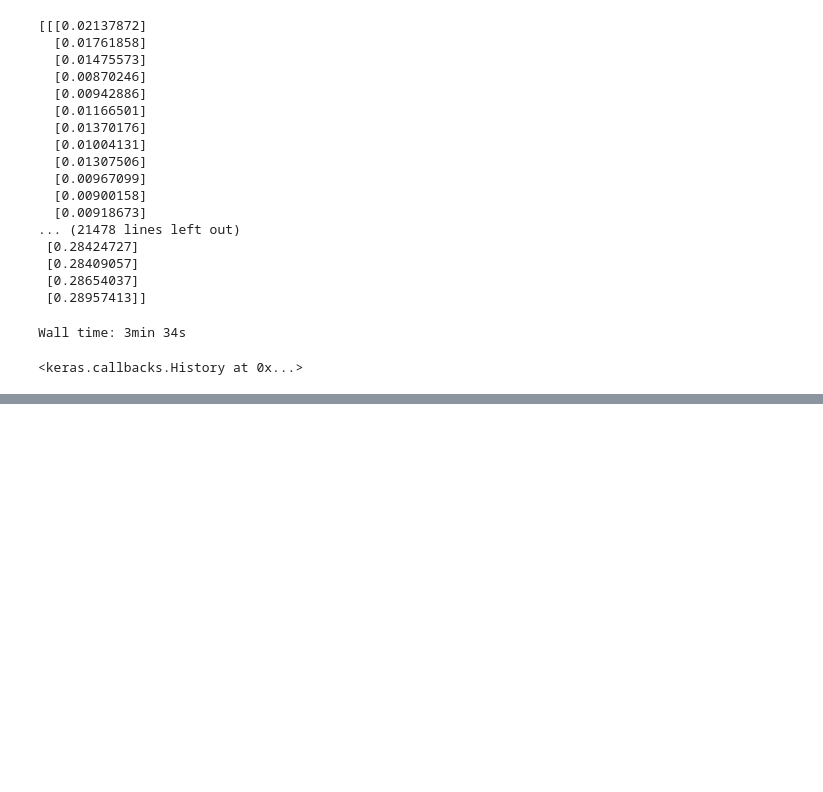
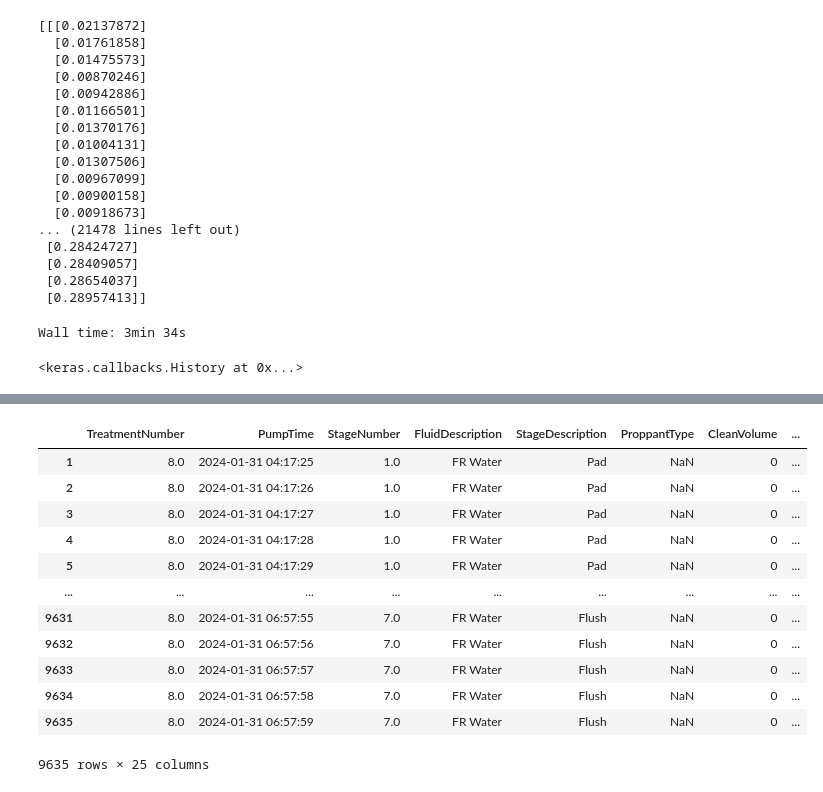
Before and after one commit to rivillasm/python_code, a Jupyter notebook: python_050_StockMarket_LSTM.ipynb, the cells around one changed output, grey strips where cells are left out. Saved outputs shown, nothing was run; the diff lists cells and outputs as text; code cells hidden in the pictures; blank space fills up the shorter version.

```diff
--- a/python_050_StockMarket_LSTM.ipynb
+++ b/python_050_StockMarket_LSTM.ipynb
@@ -327,0 +367,4 @@ Wall time: 3min 34s
+# %%
+df_field = pd.read_excel(full_path_field,sheet_name=0,header=0,index_col=False,keep_default_na=True)
+df_field = df_field[1:]
+df_field.columns
@@ -327,0 +382,16 @@ Wall time: 3min 34s
+# %%
+df_field[1:]
+# %% [output]
+|  | TreatmentNumber | PumpTime | StageNumber | FluidDescription | StageDescription | ProppantType | CleanVolume | ... |
+| 1 | 8.0 | 2024-01-31 04:17:25 | 1.0 | FR Water | Pad | NaN | 0 | ... |
+| 2 | 8.0 | 2024-01-31 04:17:26 | 1.0 | FR Water | Pad | NaN | 0 | ... |
+| 3 | 8.0 | 2024-01-31 04:17:27 | 1.0 | FR Water | Pad | NaN | 0 | ... |
+| 4 | 8.0 | 2024-01-31 04:17:28 | 1.0 | FR Water | Pad | NaN | 0 | ... |
+| 5 | 8.0 | 2024-01-31 04:17:29 | 1.0 | FR Water | Pad | NaN | 0 | ... |
+| ... | ... | ... | ... | ... | ... | ... | ... | ... |
+| 9631 | 8.0 | 2024-01-31 06:57:55 | 7.0 | FR Water | Flush | NaN | 0 | ... |
+| 9632 | 8.0 | 2024-01-31 06:57:56 | 7.0 | FR Water | Flush | NaN | 0 | ... |
+| 9633 | 8.0 | 2024-01-31 06:57:57 | 7.0 | FR Water | Flush | NaN | 0 | ... |
+| 9634 | 8.0 | 2024-01-31 06:57:58 | 7.0 | FR Water | Flush | NaN | 0 | ... |
+| 9635 | 8.0 | 2024-01-31 06:57:59 | 7.0 | FR Water | Flush | NaN | 0 | ... |
+9635 rows × 25 columns
```
Also changed, not shown: parts of 9 cells of this notebook, 1 other file.
